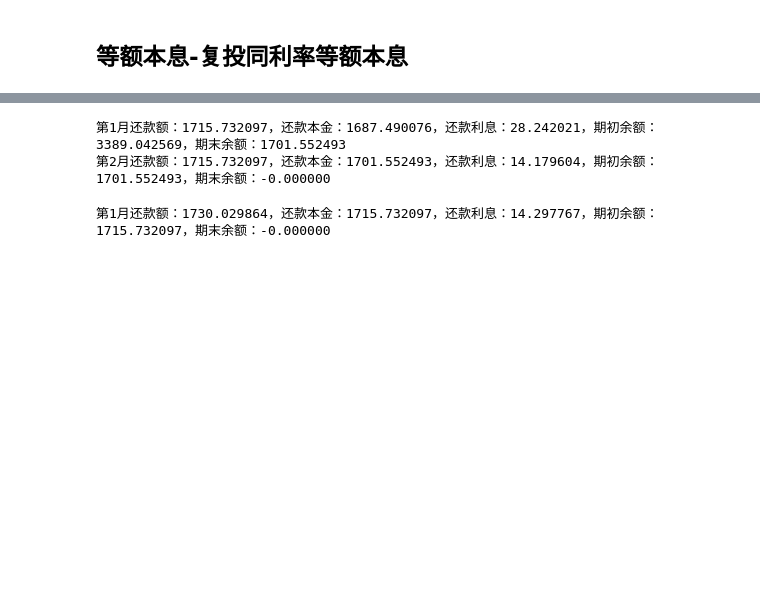
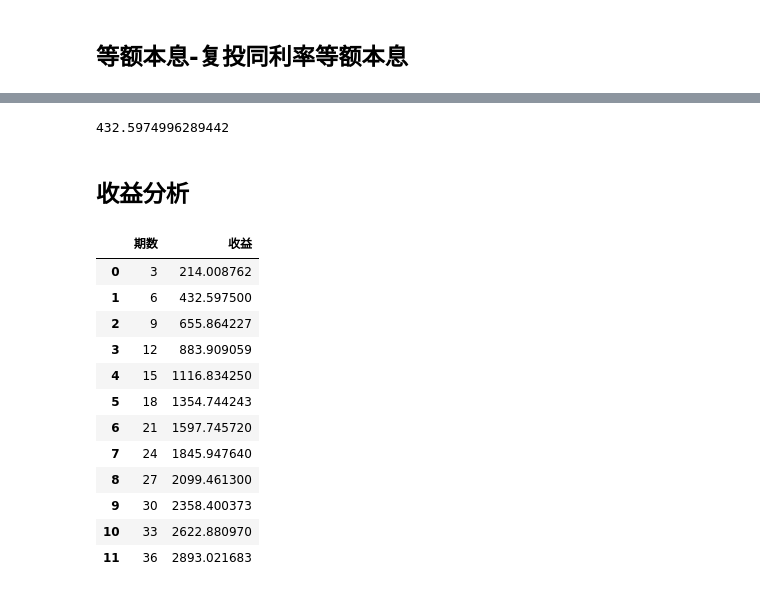
Before and after one commit to McJevons/SmallProject, a Jupyter notebook: 利率计算.ipynb, the cells around one changed output, grey strips where cells are left out. Saved outputs shown, nothing was run; the diff lists cells and outputs as text; code cells hidden in the pictures; blank space fills up the shorter version.

```diff
--- a/利率计算.ipynb
+++ b/利率计算.ipynb
@@ -154,7 +112,13 @@ bx_df
 # %%
-def bxft(P, I, M):
-    i=I/12
-    Fm = P * i * ((1 + i)**M) / (((1 + i)**M) - 1)
-    print(Fm,Fm*M-P)
-    if M>1:
-        bxft(Fm,I,M-1)
+def bxft(M, P=10000, I=0.085,  m=0, G=0):
+    i = I/12
+    Fm = P * i * ((1 + i)**(M-m)) / (((1 + i)**(M-m)) - 1)
+#     print('第%s月投资金额：%s，投资单期回款：%s，投资期末收益：%s' % (m+1, P, Fm, Fm*(M-m)-P))
+    G = G+Fm*(M-m)-P
+    m += 1
+    if m < M and m > 1:
+        return bxft(M, Fm+P, I,  m, G)
+    elif m <= 1:
+        return bxft(M, Fm, I,  m, G)
+#     print('最终收益：%s，收益率：%s' % (G, G/P))
+    return G
@@ -180,11 +125,6 @@ for r in bx(10000, 0.078, 6):
-# %%
-for r in bx(3389.042569, 0.1, 2):
-    pass
-# %% [output]
-第1月还款额：1715.732097，还款本金：1687.490076，还款利息：28.242021，期初余额：3389.042569，期末余额：1701.552493
-第2月还款额：1715.732097，还款本金：1701.552493，还款利息：14.179604，期初余额：1701.552493，期末余额：-0.000000
-# %%
-for r in bx(1715.732097, 0.1, 1):
-    pass
-# %% [output]
-第1月还款额：1730.029864，还款本金：1715.732097，还款利息：14.297767，期初余额：1715.732097，期末余额：-0.000000
+# %%
+bxft(6, 10000, 0.085)
+# %% [output]
+432.5974996289442
+# %% [markdown]
+## 收益分析
@@ -190,0 +135,17 @@ for r in bx(1715.732097, 0.1, 1):
+# %%
+data=pd.DataFrame({'期数':np.arange(3, 37, 3),'收益':G})
+data
+# %% [output]
+|  | 期数 | 收益 |
+| 0 | 3 | 214.008762 |
+| 1 | 6 | 432.597500 |
+| 2 | 9 | 655.864227 |
+| 3 | 12 | 883.909059 |
+| 4 | 15 | 1116.834250 |
+| 5 | 18 | 1354.744243 |
+| 6 | 21 | 1597.745720 |
+| 7 | 24 | 1845.947640 |
+| 8 | 27 | 2099.461300 |
+| 9 | 30 | 2358.400373 |
+| 10 | 33 | 2622.880970 |
+| 11 | 36 | 2893.021683 |
```
Also changed, not shown: parts of 14 cells of this notebook.
